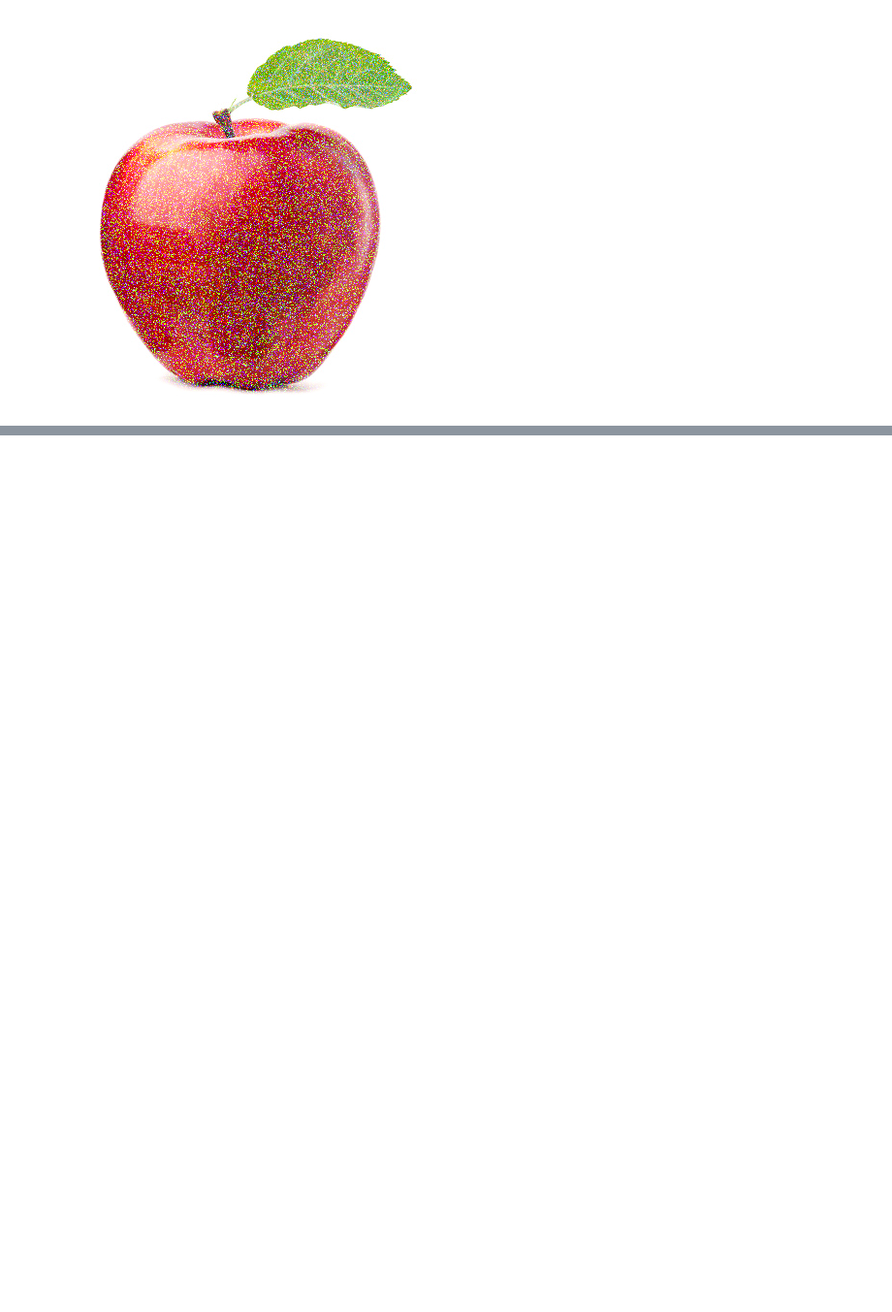
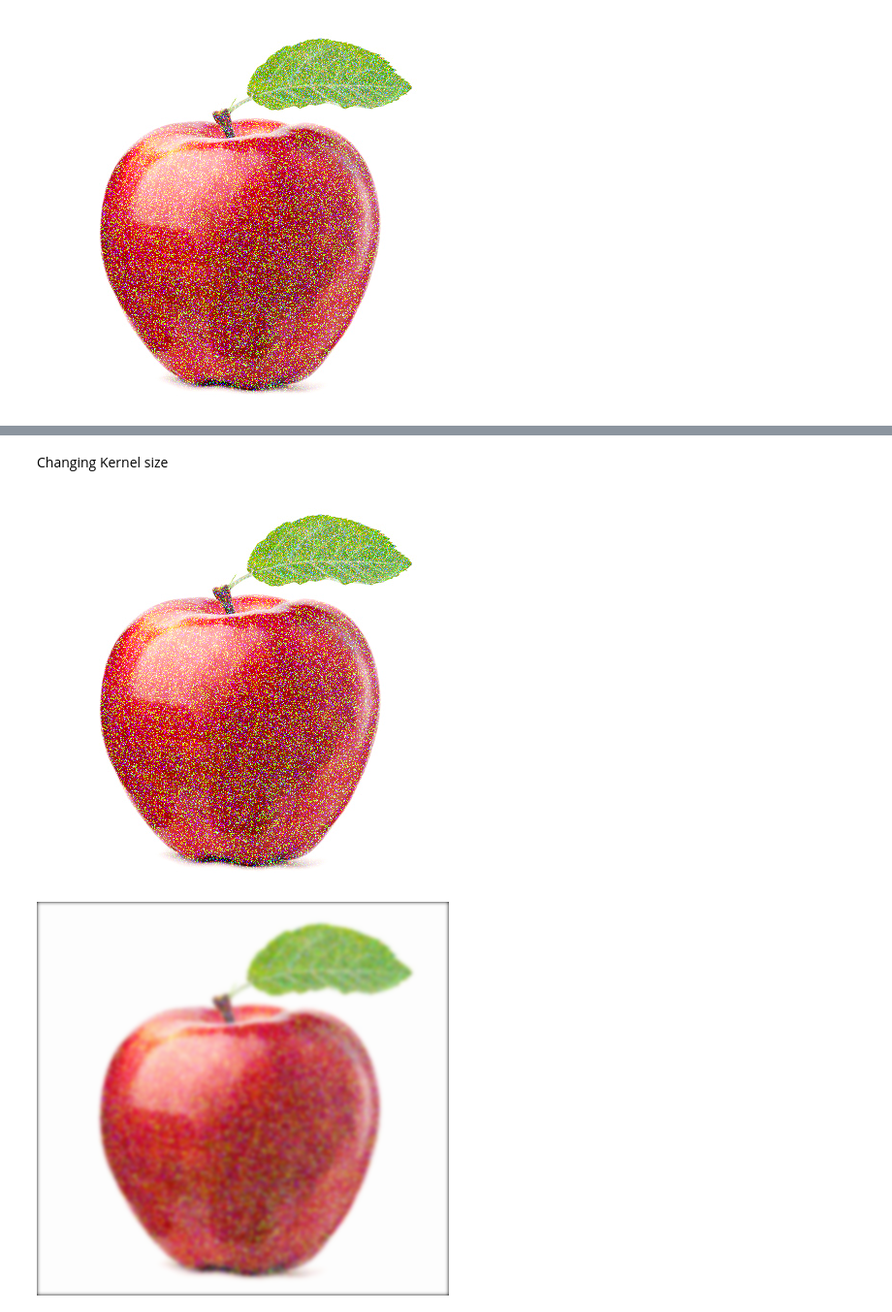
Before and after one commit to Javeria-Arif/GaussianFilters, a Jupyter notebook: Gaussian_Filter_Python.ipynb, the cells around one changed output, grey strips where cells are left out. Shown at 97% size. Cells and saved outputs as stored; diff of their text form; code cells hidden in the pictures; blank space fills up the shorter version.

```diff
--- a/Gaussian_Filter_Python.ipynb
+++ b/Gaussian_Filter_Python.ipynb
@@ -36,0 +34,21 @@ cv2_imshow(gaussian_using_cv2)
+# %% [markdown]
+Changing Kernel size
+# %%
+import numpy as np
+import cv2
+from google.colab.patches import cv2_imshow
+
+'''This is the same image variable we created in the code above.'''
+img = img_gauss
+
+gaussian_using_cv2 = cv2.GaussianBlur(img, (11,11), 0, borderType=cv2.BORDER_CONSTANT)
+''' BORDER_CONSTANT - Pad the image with a constant value (i.e. black or 0)
+(3x3) = > kernel size
+img => input image'''
+
+# For Display
+cv2_imshow( img)
+cv2_imshow(gaussian_using_cv2)
+# %% [output]
+[figure, added]
+[figure, added]
```
Also changed, not shown: parts of 1 cell of this notebook.
